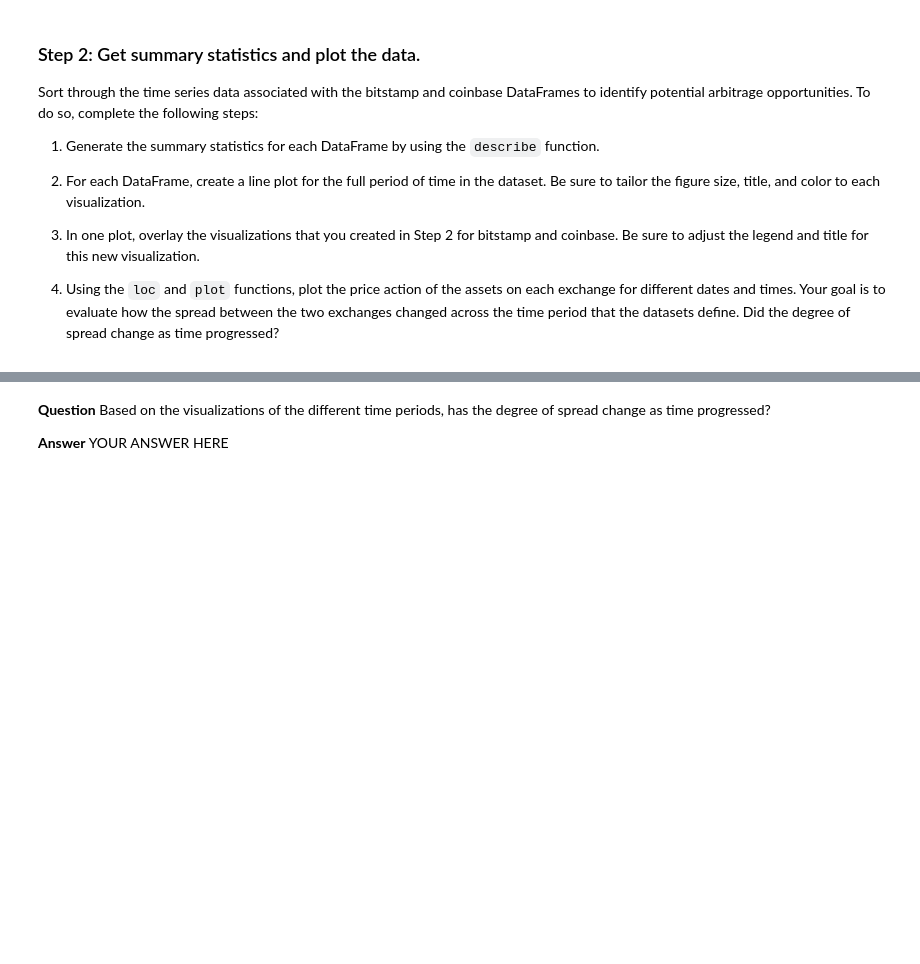
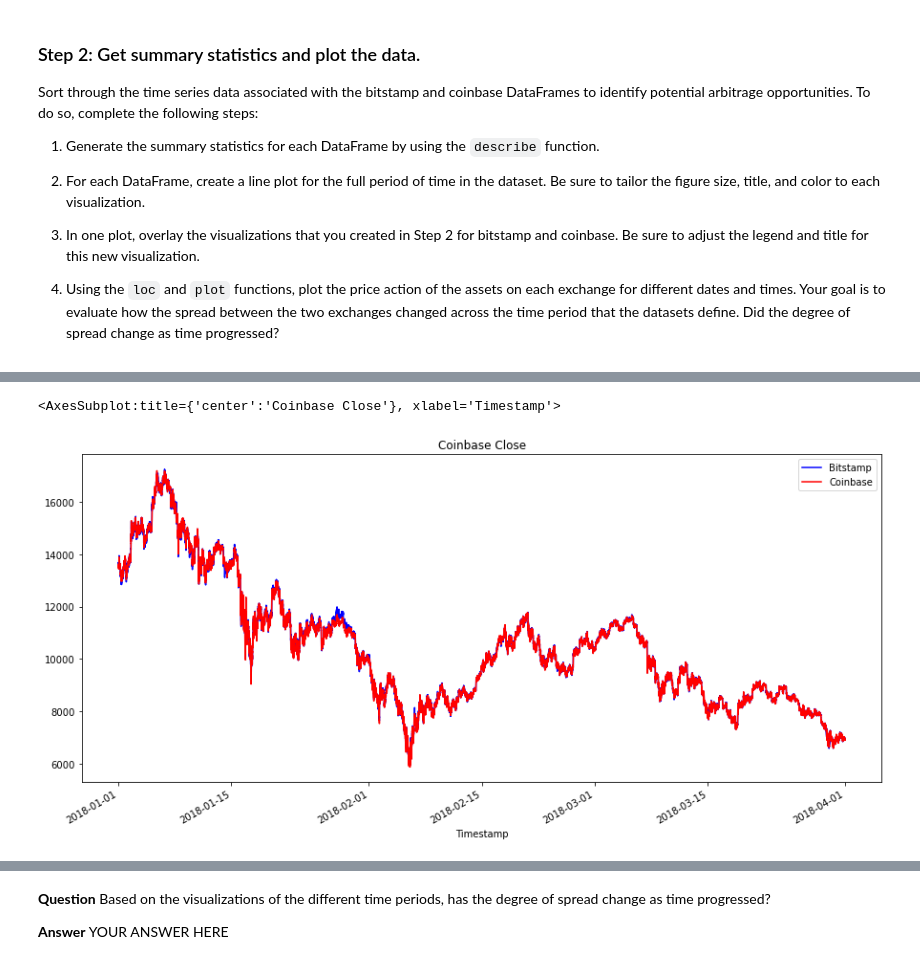
Before and after one commit to odhissm/cryptocurrencies_arbitrage, a Jupyter notebook: crypto_arbitrage_app/crypto_arbitrage.ipynb, the cells around one changed output, grey strips where cells are left out. Cells and saved outputs as stored; diff of their text form; code cells hidden in the pictures; blank space fills up the shorter version.

```diff
--- a/crypto_arbitrage_app/crypto_arbitrage.ipynb
+++ b/crypto_arbitrage_app/crypto_arbitrage.ipynb
@@ -331,8 +379,14 @@ Sort through the time series data associated with the bitstamp and coinbase Data
 # %%
 # Overlay the visualizations for the bitstamp and coinbase DataFrames in one plot
 # The plot should visualize the prices over the full lenth of the dataset
 # Be sure to include the parameters: legend, figure size, title, and color and label
 # YOUR CODE HERE
+
+bitstamp_sliced.plot(figsize=(15, 7), title="Bitstamp and Coinbase Close", color="blue", legend=True, label="Bitstamp")
+coinbase_sliced.plot(figsize=(15, 7), title="Coinbase Close", color="red", legend=True, label="Coinbase")
+# %% [output]
+<AxesSubplot:title={'center':'Coinbase Close'}, xlabel='Timestamp'>
+[figure, added]
 # %%
 # Using the loc and plot functions, create an overlay plot that visualizes
 # the price action of both DataFrames for a one month period early in the dataset
```
Also changed, not shown: parts of 17 cells of this notebook.
